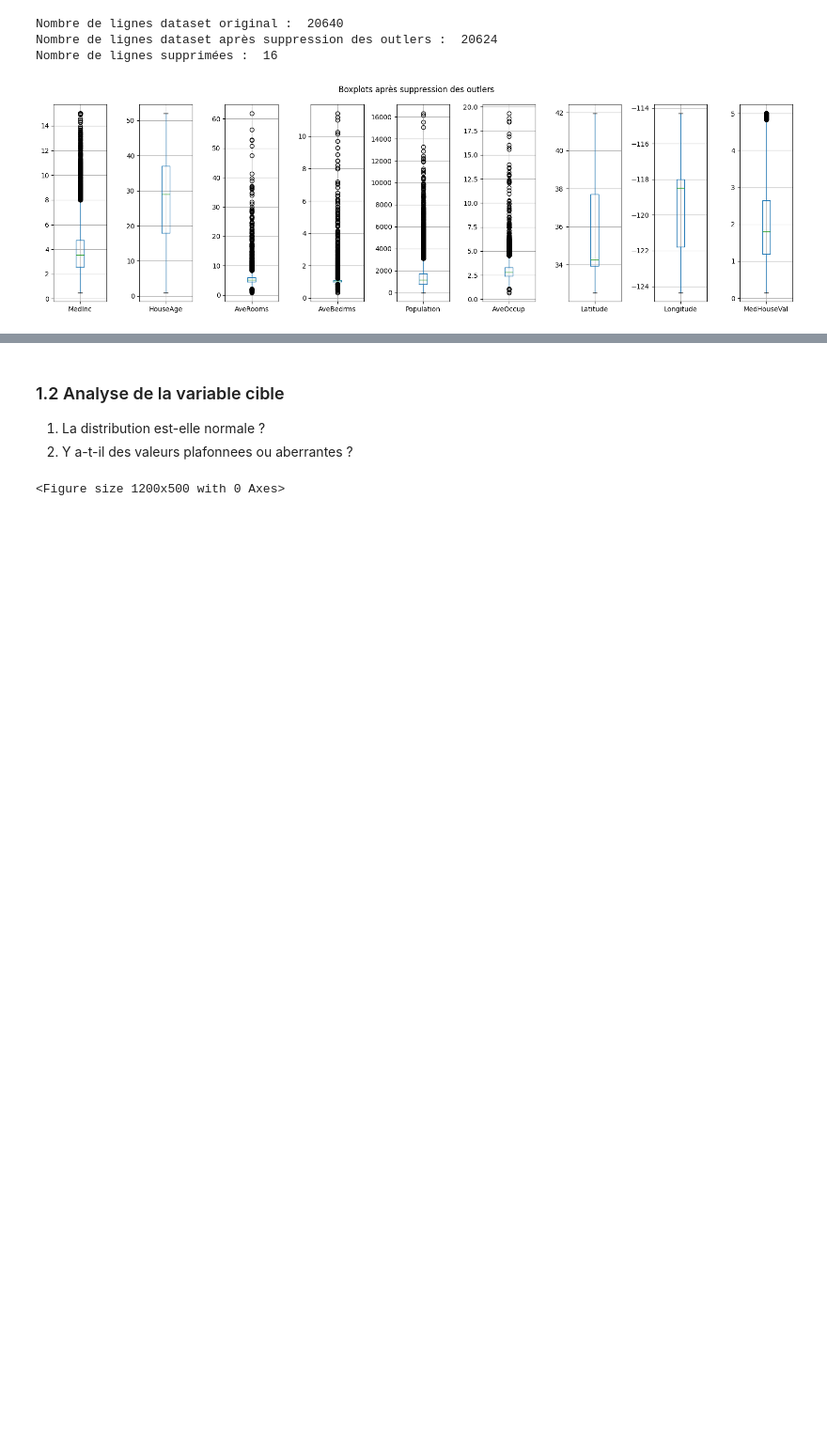
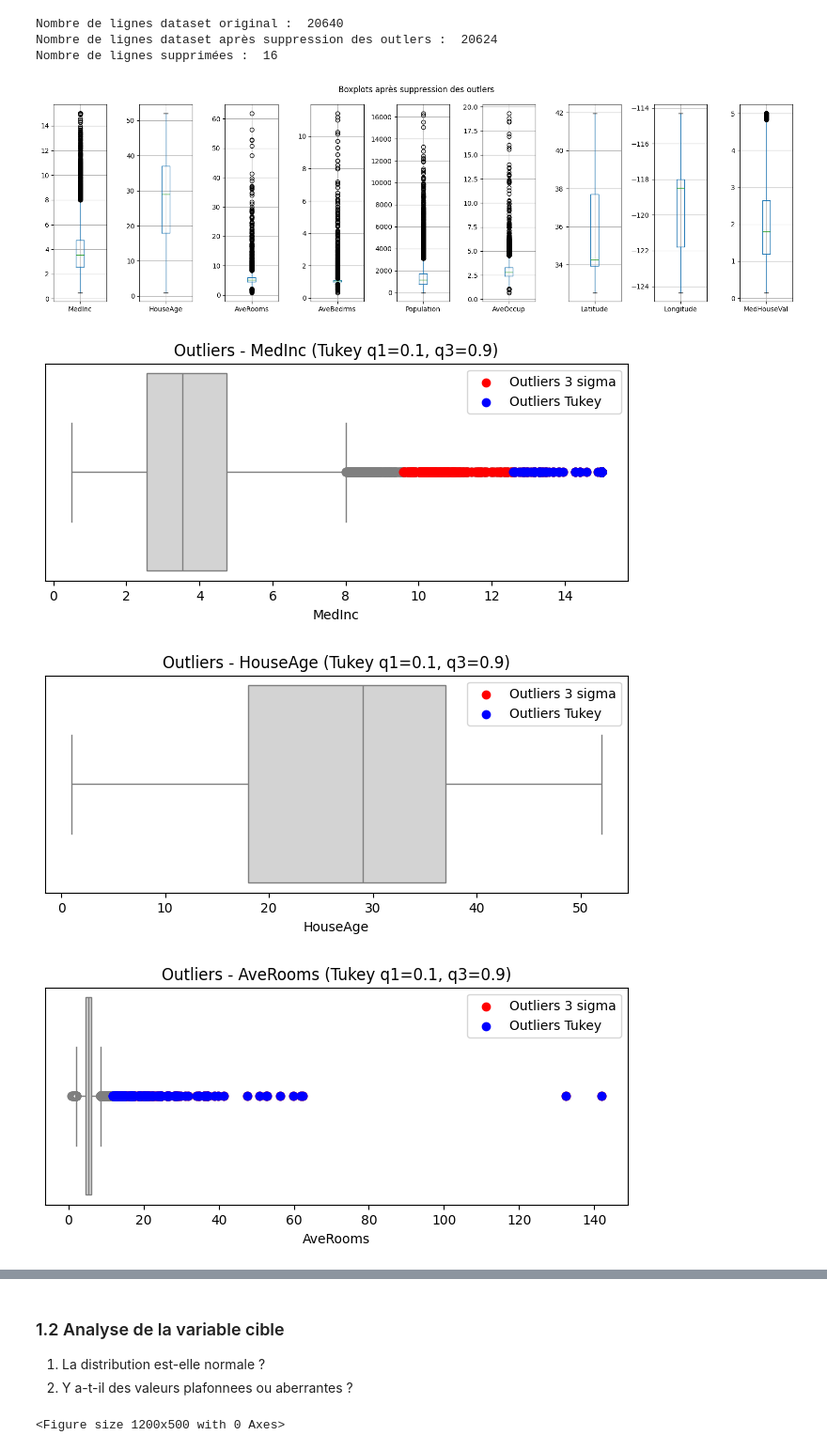
Before and after one commit to DamienDESSAUX-M2i/M2i_CDSD_TDTP, a Jupyter notebook: scikit_learn/exos/tp2.ipynb, the cells around one changed output, grey strips where cells are left out. Shown at 94% size. Drawn from its saved outputs; the diff is of its cells as text; code cells hidden in the pictures; blank space fills up the shorter version.

```diff
--- a/scikit_learn/exos/tp2.ipynb
+++ b/scikit_learn/exos/tp2.ipynb
@@ -77,5 +76,5 @@ Outlers potentiels :
 # %%
-df_outlers = df.loc[
+df_outliers1 = df.loc[
     (df["AveRooms"] < 80)
     & (df["AveBedrms"] < 13)
     & (df["Population"] < 20_000)
@@ -83,20 +82,20 @@ df_outlers = df.loc[
 ]
 
 print("Nombre de lignes dataset original : ", len(df))
-print("Nombre de lignes dataset après suppression des outlers : ", len(df_outlers))
-print("Nombre de lignes supprimées : ", len(df) - len(df_outlers))
+print("Nombre de lignes dataset après suppression des outlers : ", len(df_outliers1))
+print("Nombre de lignes supprimées : ", len(df) - len(df_outliers1))
 # %% [output]
 Nombre de lignes dataset original :  20640
 Nombre de lignes dataset après suppression des outlers :  20624
 Nombre de lignes supprimées :  16
 # %%
-nb_columns = len(df_outlers.columns.to_list())
+nb_columns = len(df_outliers1.columns.to_list())
 
 fig, axes = plt.subplots(1, nb_columns, figsize=(16, 5))
 fig.suptitle("Boxplots après suppression des outlers")
 
-for k, col in enumerate(df_outlers.columns.to_list(), 0):
-    df_outlers.boxplot(column=col, ax=axes[k])
+for k, col in enumerate(df_outliers1.columns.to_list(), 0):
+    df_outliers1.boxplot(column=col, ax=axes[k])
 
 plt.tight_layout()
 plt.show()
@@ -104,0 +182,22 @@ plt.show()
+# %%
+df_outliers2 = detect_outliers_multicolumn(
+    data=df,
+    columns=[
+        "MedInc",
+        "HouseAge",
+        "AveRooms",
+        "AveBedrms",
+        "Population",
+        "AveOccup",
+        "Latitude",
+        "Longitude",
+    ],
+    sigma_threshold=3,
+    q1=0.1,
+    q3=0.9,
+    show_plot=True,
+)
+# %% [output]
+[figure, added]
+[figure, added]
+[figure, added]
```
Also changed, not shown: parts of 17 cells of this notebook, 6 other files.
